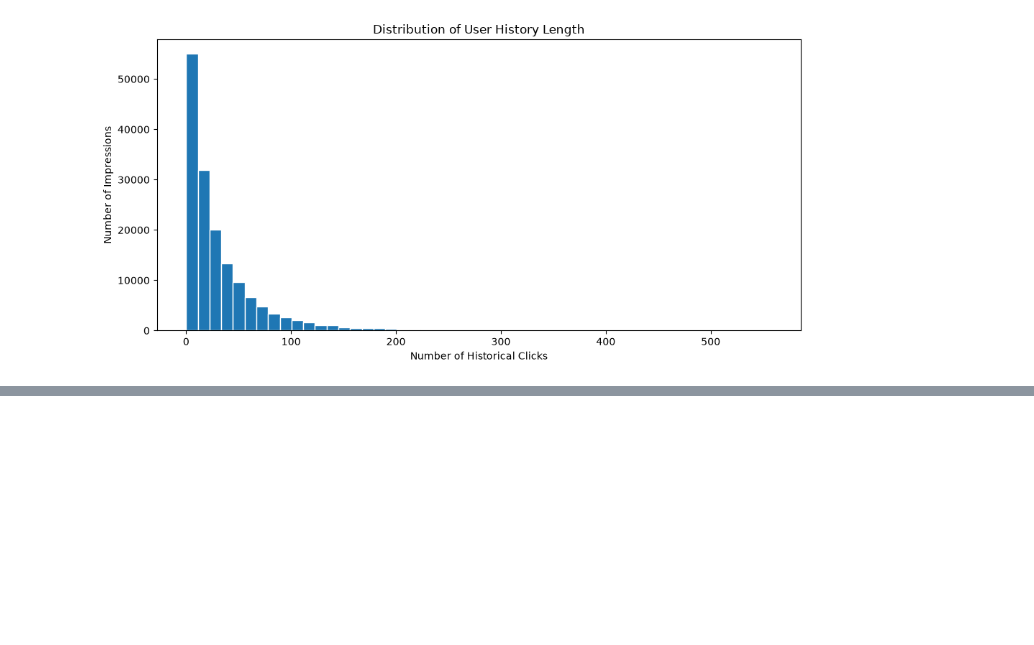
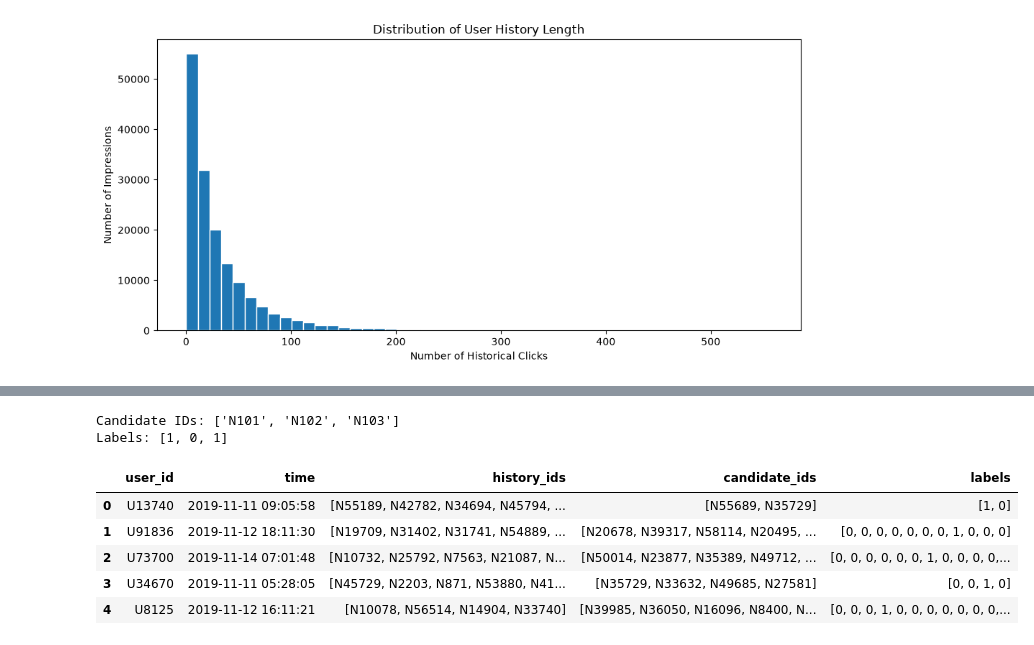
Before and after one commit to LiaoTian724/Personalized-Recommendation-System, a Jupyter notebook: Baseline/src/baseline.ipynb, the cells around one changed output, grey strips where cells are left out. Drawn from its saved outputs; the diff is of its cells as text; code cells hidden in the pictures; blank space fills up the shorter version.

```diff
--- a/Baseline/src/baseline.ipynb
+++ b/Baseline/src/baseline.ipynb
@@ -332,0 +341,6 @@ Name: history, dtype: float64
+# %%
+# Configuration
+
+MAX_HISTORY_LENGTH = 50     # 最多保留50条历史点击
+TRAIN_RATIO = 0.8           # 原始训练集中约80%用于训练
+RANDOM_SEED = 42
@@ -332,0 +387,73 @@ Name: history, dtype: float64
+# %%
+# 解析用户历史记录
+def parse_history(history):
+    history_ids = history.split()
+
+    return history_ids[-MAX_HISTORY_LENGTH:]
+
+
+def parse_impressions(impressions):
+    candidate_ids = []
+    labels = []
+
+    for item in impressions.split():
+        news_id, label = item.rsplit("-", 1)
+        # "N101-1 N102-0 N103-1"
+            # Candidate IDs: ['N101', 'N102', 'N103']
+            # Labels: [1, 0, 1]
+        candidate_ids.append(news_id)
+        labels.append(int(label))
+
+    return candidate_ids, labels
+
+# 只是做测试
+test_impressions = "N101-1 N102-0 N103-1"
+candidate_ids, labels = parse_impressions(test_impressions)
+
+print("Candidate IDs:", candidate_ids)
+print("Labels:", labels)
+# %% [output]
+Candidate IDs: ['N101', 'N102', 'N103']
+Labels: [1, 0, 1]
+# %%
+# 预处理全部用户行为
+def prepare_behaviors(behaviors_df):
+    behaviors_df = behaviors_df.copy()
+
+    # Convert time string to datetime
+    behaviors_df["time"] = pd.to_datetime(
+        behaviors_df["time"],
+        format="%m/%d/%Y %I:%M:%S %p"
+    )
+
+    # Parse historical clicks
+    behaviors_df["history_ids"] = (behaviors_df["history"].apply(parse_history))
+
+    # Parse candidate items and labels
+    parsed = behaviors_df["impressions"].apply(parse_impressions)
+
+    behaviors_df["candidate_ids"] = parsed.apply(lambda x: x[0])
+    behaviors_df["labels"] = parsed.apply(lambda x: x[1])
+
+    return behaviors_df
+
+
+train_behaviors = prepare_behaviors(train_behaviors)
+display(
+    train_behaviors[
+        [
+            "user_id",
+            "time",
+            "history_ids",
+            "candidate_ids",
+            "labels"
+        ]
+    ].head()
+)
+# %% [output]
+|  | user_id | time | history_ids | candidate_ids | labels |
+| 0 | U13740 | 2019-11-11 09:05:58 | [N55189, N42782, N34694, N45794, ... | [N55689, N35729] | [1, 0] |
+| 1 | U91836 | 2019-11-12 18:11:30 | [N19709, N31402, N31741, N54889, ... | [N20678, N39317, N58114, N20495, ... | [0, 0, 0, 0, 0, 0, 0, 1, 0, 0, 0] |
+| 2 | U73700 | 2019-11-14 07:01:48 | [N10732, N25792, N7563, N21087, N... | [N50014, N23877, N35389, N49712, ... | [0, 0, 0, 0, 0, 0, 1, 0, 0, 0, 0,... |
+| 3 | U34670 | 2019-11-11 05:28:05 | [N45729, N2203, N871, N53880, N41... | [N35729, N33632, N49685, N27581] | [0, 0, 1, 0] |
+| 4 | U8125 | 2019-11-12 16:11:21 | [N10078, N56514, N14904, N33740] | [N39985, N36050, N16096, N8400, N... | [0, 0, 0, 1, 0, 0, 0, 0, 0, 0, 0,... |
```
Also changed, not shown: parts of 15 cells of this notebook.
